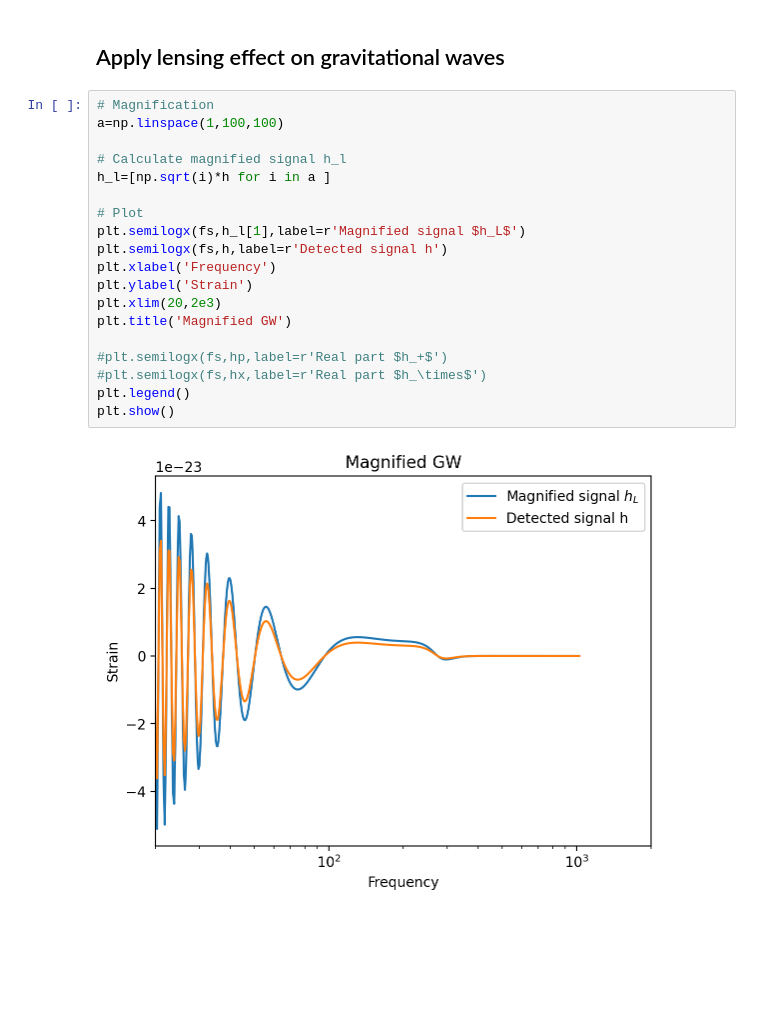
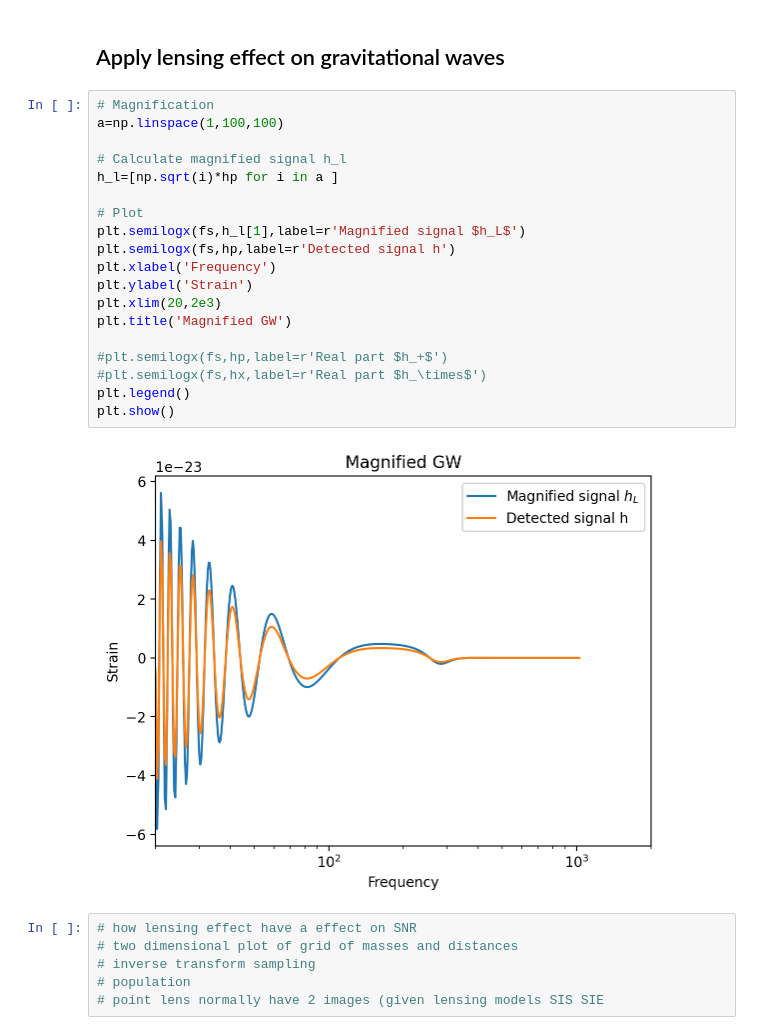
Before and after one commit to MiaoShang00/GW_project, a Jupyter notebook: snr_function.ipynb, the cells around one changed output. Saved outputs shown, nothing was run; the diff lists cells and outputs as text; blank space fills up the shorter version.

```diff
--- a/snr_function.ipynb
+++ b/snr_function.ipynb
@@ -291,21 +295,27 @@ plt.show()
 # %%
 # Magnification
 a=np.linspace(1,100,100)
 
 # Calculate magnified signal h_l
-h_l=[np.sqrt(i)*h for i in a ]
+h_l=[np.sqrt(i)*hp for i in a ]
 
 # Plot
 plt.semilogx(fs,h_l[1],label=r'Magnified signal $h_L$')
-plt.semilogx(fs,h,label=r'Detected signal h')
+plt.semilogx(fs,hp,label=r'Detected signal h')
 plt.xlabel('Frequency')
 plt.ylabel('Strain')
 plt.xlim(20,2e3)
 plt.title('Magnified GW')
 
 #plt.semilogx(fs,hp,label=r'Real part $h_+$')
 #plt.semilogx(fs,hx,label=r'Real part $h_\times$')
 plt.legend()
 plt.show()
 # %% [output]
-[figure, old version]
+[figure, new version]
+# %%
+# how lensing effect have a effect on SNR
+# two dimensional plot of grid of masses and distances
+# inverse transform sampling
+# population
+# point lens normally have 2 images (given lensing models SIS SIE
```
Also changed, not shown: parts of 15 cells of this notebook.
